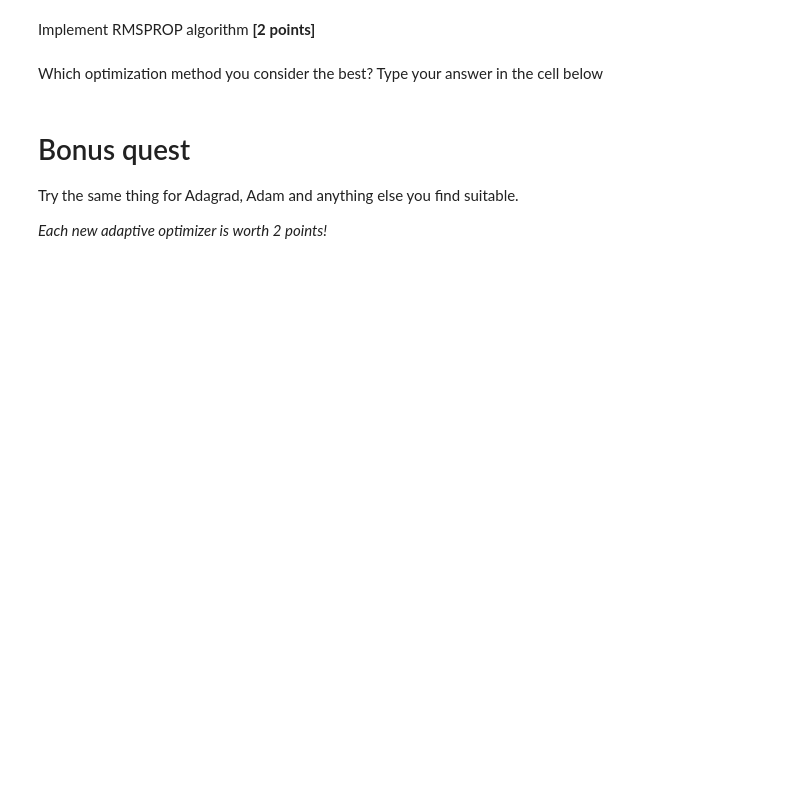
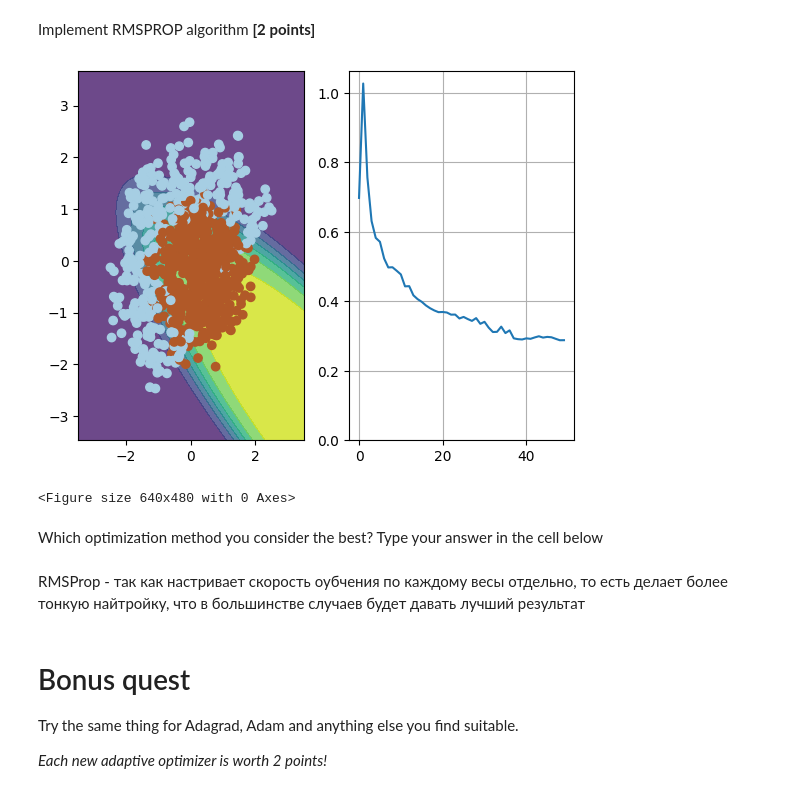
Before and after one commit to TimurTemnov/Yandex_DL_course, a Jupyter notebook: week01_backprop/adaptive_sgd.ipynb, the cells around one changed output. Saved outputs shown, nothing was run; the diff lists cells and outputs as text; code cells hidden in the pictures; blank space fills up the shorter version.

```diff
--- a/week01_backprop/adaptive_sgd.ipynb
+++ b/week01_backprop/adaptive_sgd.ipynb
@@ -236,25 +262,34 @@ Implement RMSPROP algorithm __[2 points]__
 # %%
 w = np.array([0,0,0,0,0,1])
 
-alpha = 0.0 # learning rate. Please change.
-mean_squared_norm = 0.0 #moving average of gradient norm squared. Please change.
+alpha = 0.08 # learning rate. Please change.
+mean_squared_norm = np.zeros_like(w) #moving average of gradient norm squared. Please change.
+gamma = 0.9
+epsilon = 1e-8
 
 n_iter = 50
 batch_size = 4
 loss = np.zeros(n_iter)
 plt.figure(figsize=(12,5))
 for i in range(n_iter):
     ind = np.random.choice(X.shape[0], batch_size)
     loss[i] = compute_loss(X, y, w)
     visualize(X[ind,:], y[ind], w, loss)
 
-    <update w and anything else here>
+    grad = compute_grad(X[ind,:], y[ind], w)
+    mean_squared_norm = gamma * mean_squared_norm + (1 - gamma) * (grad ** 2)
+    w = w - (alpha / (np.sqrt(mean_squared_norm) + epsilon)) * grad #<update w and anything else here>
 
 
 visualize(X, y, w, loss)
 plt.clf()
+# %% [output]
+[figure, added]
+<Figure size 640x480 with 0 Axes>
 # %% [markdown]
 Which optimization method you consider the best? Type your answer in the cell below
+# %% [markdown]
+RMSProp - так как настривает скорость оубчения по каждому весы отдельно, то есть делает более тонкую найтройку, что в большинстве случаев будет давать лучший результат
 # %% [markdown]
 # Bonus quest
 Try the same thing for Adagrad, Adam and anything else you find suitable.
```
Also changed, not shown: parts of 10 cells of this notebook.
